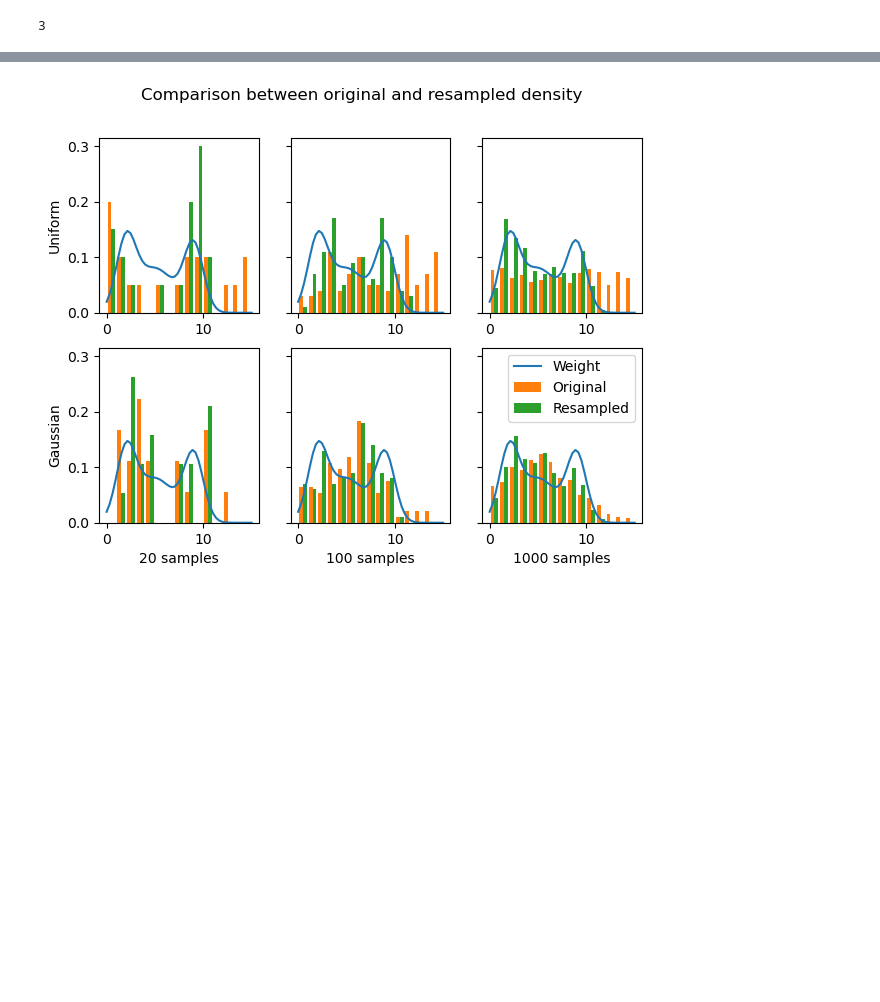
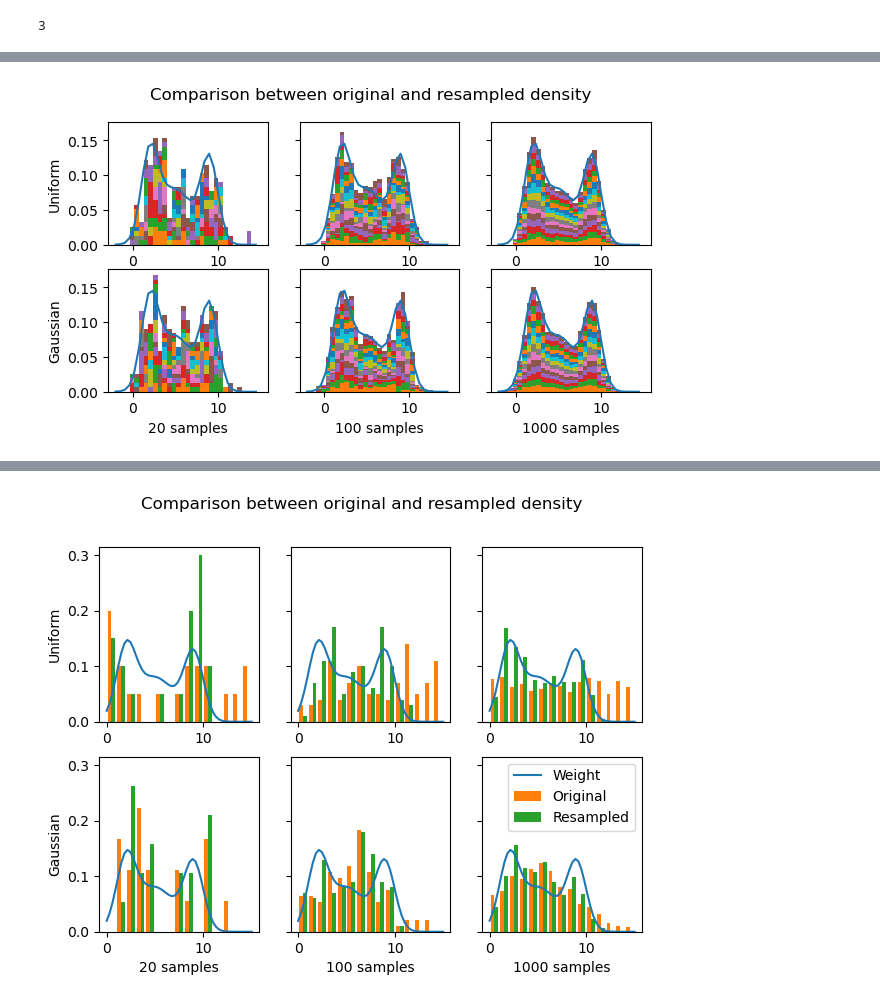
Before and after one commit to julebarn/REX2024, a Jupyter notebook: monto-carlo.ipynb, the cells around one changed output, grey strips where cells are left out. Cells and saved outputs as stored; diff of their text form; code cells hidden in the pictures; blank space fills up the shorter version.

```diff
--- a/monto-carlo.ipynb
+++ b/monto-carlo.ipynb
@@ -191,0 +235,37 @@ plt.savefig("density.pdf")
+# %%
+fig, ax = plt.subplots(2,3, sharey=True, figsize=(7,3.5))
+bins = np.linspace(-2,15,32)
+p_pdf = lambda x: .3*norm(2,1).pdf(x) + .4*norm(5,2).pdf(x) + .3*norm(9,1).pdf(x)
+p_lut = np.array([p_pdf(x) for x in bins[:-1]])
+
+plt.suptitle("Comparison between original and resampled density")
+
+unif_err = []
+for n, N in enumerate([20, 100, 1000]):
+    ax[0,0].set_ylabel("Uniform")
+    ax[1, n].set_xlabel(f"{N} samples")
+    ax[0, n].plot(bins[:-1], p_lut)
+    def new_rand():
+        q = rand.uniform(0,15,N)
+        s = sampler(q, p=p_pdf(q)/p_pdf(q).sum(), size=N)
+        return s
+    count, _, _ = ax[0, n].hist([new_rand() for i in range(15)], bins=bins, density=True, stacked=True)
+    err = np.abs(count - p_lut)
+    norm_err.append((err.mean(), err.var()))
+
+norm_err = []
+for n, N in enumerate([20, 100, 1000]):
+    ax[1,0].set_ylabel("Gaussian")
+    def new_rand():
+        q = rand.normal(5,4,N)
+        a = p_pdf(q)/norm(5,4).pdf(q)
+        s = sampler(q, p=a/a.sum(), size=N)
+        return s
+    ax[1, n].plot(bins[:-1], p_lut)
+    count, _, _ = ax[1, n].hist([new_rand() for i in range(15)], bins=bins, density=True, stacked=True)
+    err = np.abs(count - p_lut)
+    norm_err.append((err.mean(), err.var()))
+
+plt.savefig("multi.pdf")
+# %% [output]
+[figure, added]
```
Also changed, not shown: parts of 8 cells of this notebook.
